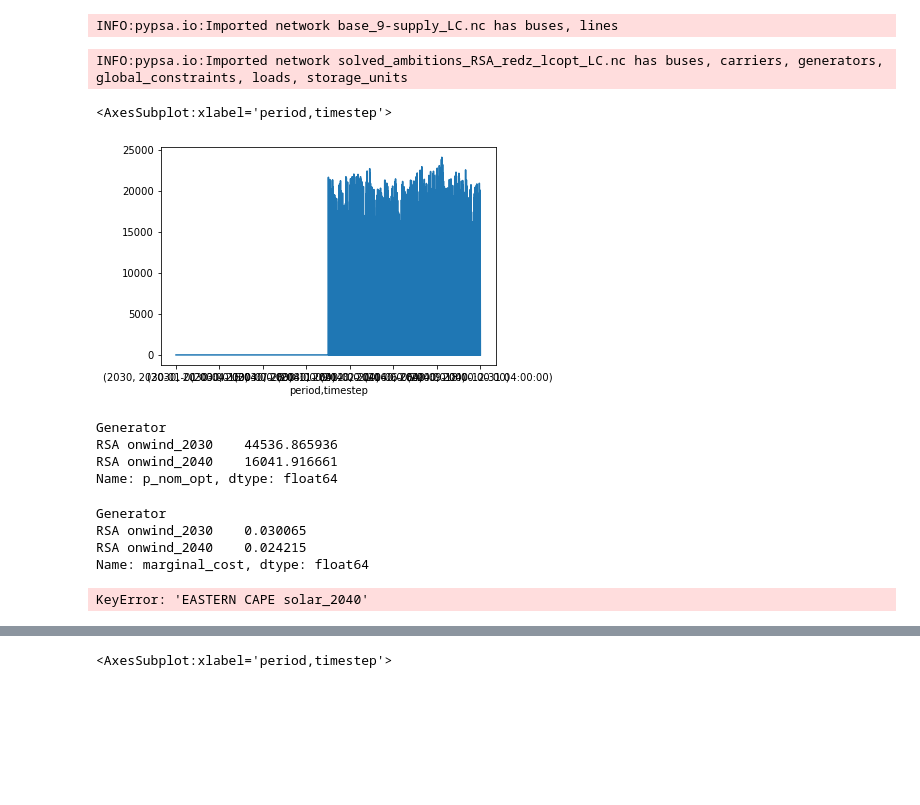
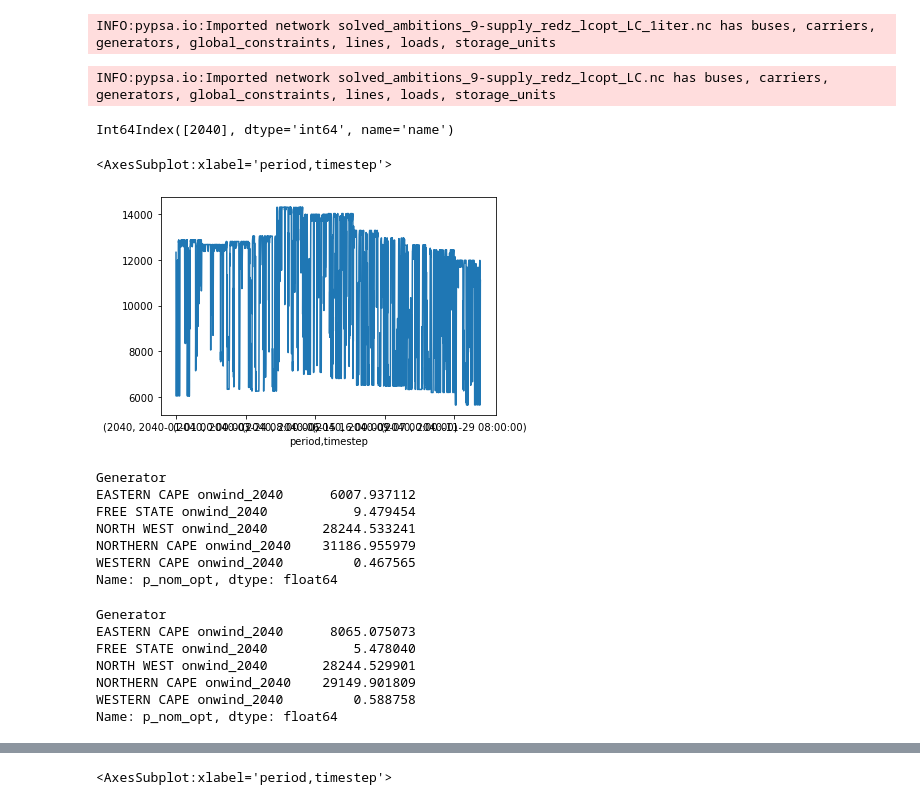
Before and after one commit to PyPSA/pypsa-za, a Jupyter notebook: notebooks/network_playground.ipynb, the cells around one changed output, grey strips where cells are left out. Cells and saved outputs as stored; diff of their text form; code cells hidden in the pictures; blank space fills up the shorter version.

```diff
--- a/notebooks/network_playground.ipynb
+++ b/notebooks/network_playground.ipynb
@@ -23,34 +23,39 @@ with open("../config.yaml", 'r') as stream:
     except yaml.YAMLError as exc:
         print(exc)
 # %%
-base_n= pypsa.Network('../networks/base_9-supply_LC.nc')
+base_n= pypsa.Network('../results/version-0.6/networks/solved_ambitions_9-supply_redz_lcopt_LC_1iter.nc')
 # %% [output]
-INFO:pypsa.io:Imported network base_9-supply_LC.nc has buses, lines
+INFO:pypsa.io:Imported network solved_ambitions_9-supply_redz_lcopt_LC_1iter.nc has buses, carriers, generators, global_constraints, lines, loads, storage_units
 # %%
-n= pypsa.Network('../results/version-0.6/networks/solved_ambitions_RSA_redz_lcopt_LC.nc')
-snapshots = n.snapshots.get_level_values(1)
+n= pypsa.Network('../results/version-0.6/networks/solved_ambitions_9-supply_redz_lcopt_LC.nc')
 # %% [output]
-INFO:pypsa.io:Imported network solved_ambitions_RSA_redz_lcopt_LC.nc has buses, carriers, generators, global_constraints, loads, storage_units
+INFO:pypsa.io:Imported network solved_ambitions_9-supply_redz_lcopt_LC.nc has buses, carriers, generators, global_constraints, lines, loads, storage_units
-# %%
-n.generators_t.p['RSA solar_2040'].plot()
-# %% [output]
-<AxesSubplot:xlabel='period,timestep'>
-[figure, removed]
+# %%
+n.investment_periods
+# %% [output]
+Int64Index([2040], dtype='int64', name='name')
+# %%
+n.generators_t.p[n.generators[n.generators.carrier=='coal'].index].sum(axis=1).plot()
+# %% [output]
+<AxesSubplot:xlabel='period,timestep'>
+[figure, added]
 # %%
-n.generators[n.generators.carrier=='onwind'].p_nom_opt
+n.generators.p_nom_opt[n.generators.carrier=='onwind']
 # %% [output]
 Generator
-RSA onwind_2030    44536.865936
-RSA onwind_2040    16041.916661
+EASTERN CAPE onwind_2040      6007.937112
+FREE STATE onwind_2040           9.479454
+NORTH WEST onwind_2040       28244.533241
+NORTHERN CAPE onwind_2040    31186.955979
+WESTERN CAPE onwind_2040         0.467565
 Name: p_nom_opt, dtype: float64
 # %%
-n.generators.marginal_cost[n.generators.carrier=='onwind']
+base_n.generators.p_nom_opt[base_n.generators.carrier=='onwind']
 # %% [output]
 Generator
-RSA onwind_2030    0.030065
-RSA onwind_2040    0.024215
-Name: marginal_cost, dtype: float64
+EASTERN CAPE onwind_2040      8065.075073
+FREE STATE onwind_2040           5.478040
+NORTH WEST onwind_2040       28244.529901
+NORTHERN CAPE onwind_2040    29149.901809
+WESTERN CAPE onwind_2040         0.588758
+Name: p_nom_opt, dtype: float64
-# %%
-n.generators_t.p_max_pu['EASTERN CAPE solar_2040'].plot()
-# %% [output]
-KeyError: 'EASTERN CAPE solar_2040'
```
Also changed, not shown: parts of 2 cells of this notebook, 5 other files.
